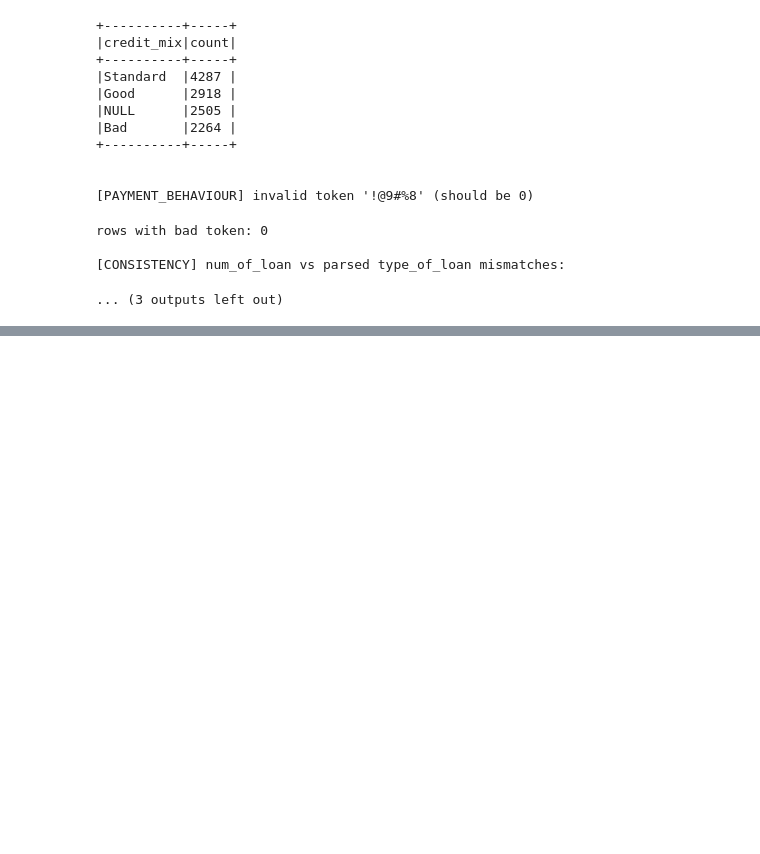
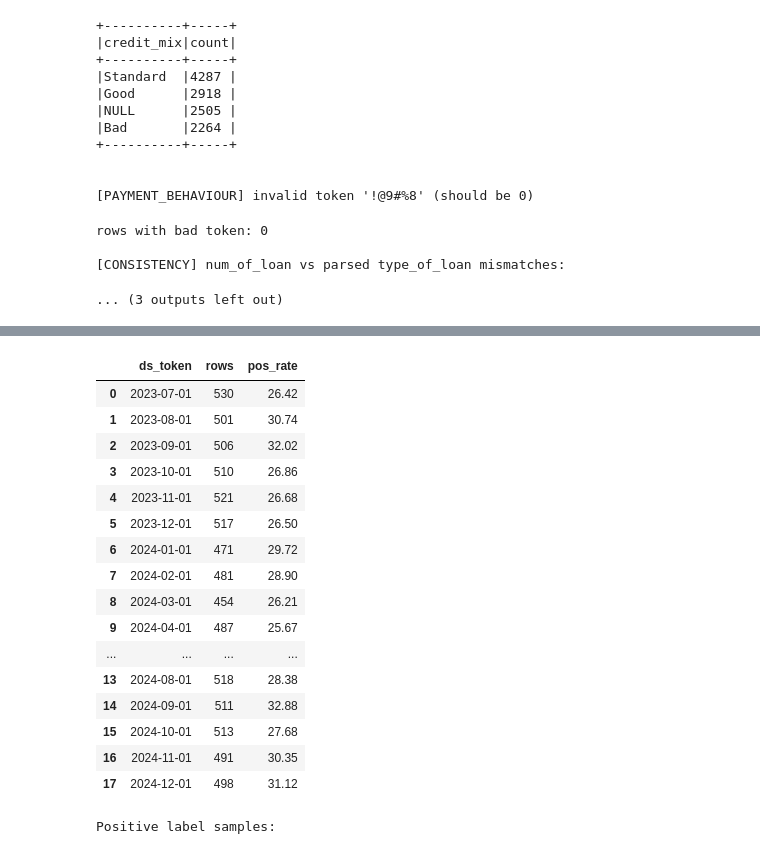
Before and after one commit to govanzz/MLE, a Jupyter notebook: Assignment_1/Sanity check.ipynb, the cells around one changed output, grey strips where cells are left out. Cells and saved outputs as stored; diff of their text form; code cells hidden in the pictures; blank space fills up the shorter version.

```diff
--- a/Assignment_1/Sanity check.ipynb
+++ b/Assignment_1/Sanity check.ipynb
@@ -826,0 +800,60 @@ mismatch rows: 0
+# %%
+import os, glob
+import pandas as pd
+
+GOLD_DIR = "datamart/gold/label_store"  # adjust if different
+
+# 1) Load all months
+paths = sorted(glob.glob(os.path.join(GOLD_DIR, "gold_label_store_*.parquet")))
+assert paths, f"No gold files found under {GOLD_DIR}"
+dfs = [pd.read_parquet(p, engine="fastparquet") for p in paths]
+gold = pd.concat(dfs, ignore_index=True)
+
+# 2) Quick shape & schema
+print("Rows, Cols:", gold.shape)
+print("Columns:", gold.columns.tolist())
+print("\nSample:")
+display(gold.head())
+
+# 3) What months & label definitions do we have?
+gold["ds_token"] = gold["snapshot_date"].astype(str)  # if already string, this is a no-op
+print("\nUnique months:", sorted(gold["ds_token"].unique())[:10], "...",
+      sorted(gold["ds_token"].unique())[-3:])
+print("\nLabel defs:", gold["label_def"].value_counts())
+
+# 4) Class balance overall and by month
+print("\nOverall class balance:")
+print(gold["label"].value_counts(normalize=True).mul(100).round(2).rename("pct"))
+
+by_month = (gold.groupby("ds_token")["label"]
+            .mean().mul(100).round(2).rename("delinq_pct"))
+print("\nDelinquency % by month:")
+display(by_month.reset_index().sort_values("ds_token"))
+
+# 5) Uniqueness checks (should be one row per loan per month per label_def)
+dups = (gold.groupby(["loan_id","snapshot_date","label_def"])
+             .size().reset_index(name="n").query("n > 1"))
+print("\nDuplicate (loan_id, snapshot_date, label_def) rows:", len(dups))
+if not dups.empty:
+    display(dups.head())
+
+# 6) Sanity: label is only 0/1
+bad_labels = gold.loc[~gold["label"].isin([0,1])]
+print("Non-binary label rows:", len(bad_labels))
+
+# 7) Counts per month (rows, pos rate)
+summary = (gold.assign(pos=gold["label"].astype(int))
+                .groupby("ds_token")
+                .agg(rows=("loan_id","size"),
+                     pos_rate=("pos","mean"))
+                .assign(pos_rate=lambda d: (d["pos_rate"]*100).round(2))
+                .reset_index()
+                .sort_values("ds_token"))
+print("\nMonthly summary:")
+display(summary.head(20))
+
+# 8) Peek a few positive labels
+pos = gold.query("label == 1").sample(min(10, (gold['label']==1).sum()), random_state=42)
+print("\nPositive label samples:")
+display(pos[["loan_id","Customer_ID","snapshot_date","label_def","label"]])
+# %% [output]
@@ -826,0 +904,18 @@ mismatch rows: 0
+|  | ds_token | rows | pos_rate |
+| 0 | 2023-07-01 | 530 | 26.42 |
+| 1 | 2023-08-01 | 501 | 30.74 |
+| 2 | 2023-09-01 | 506 | 32.02 |
+| 3 | 2023-10-01 | 510 | 26.86 |
+| 4 | 2023-11-01 | 521 | 26.68 |
+| 5 | 2023-12-01 | 517 | 26.50 |
+| 6 | 2024-01-01 | 471 | 29.72 |
+| 7 | 2024-02-01 | 481 | 28.90 |
+| 8 | 2024-03-01 | 454 | 26.21 |
+| 9 | 2024-04-01 | 487 | 25.67 |
+| ... | ... | ... | ... |
+| 13 | 2024-08-01 | 518 | 28.38 |
+| 14 | 2024-09-01 | 511 | 32.88 |
+| 15 | 2024-10-01 | 513 | 27.68 |
+| 16 | 2024-11-01 | 491 | 30.35 |
+| 17 | 2024-12-01 | 498 | 31.12 |
+Positive label samples:
```
Also changed, not shown: parts of 16 cells of this notebook, 4 other files.
